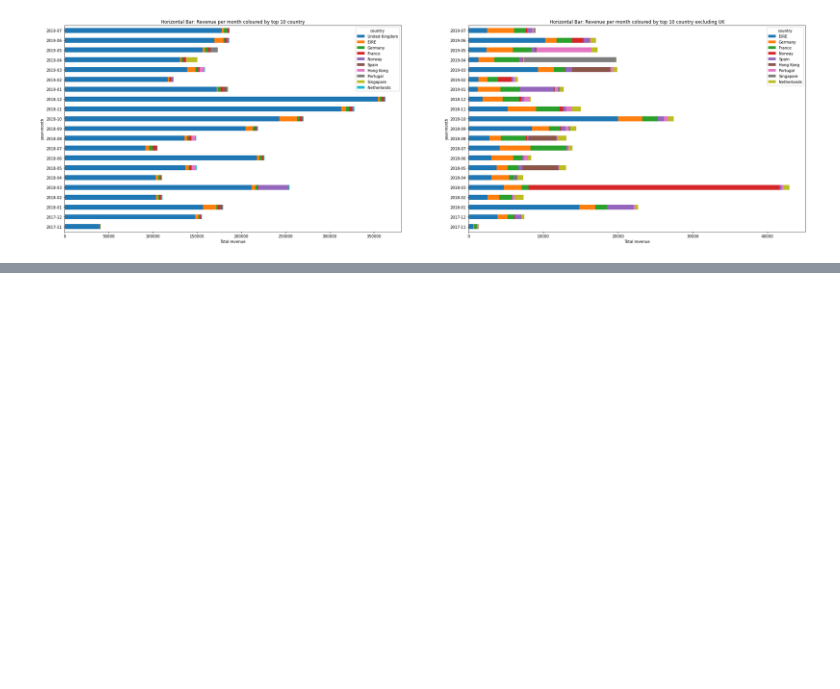
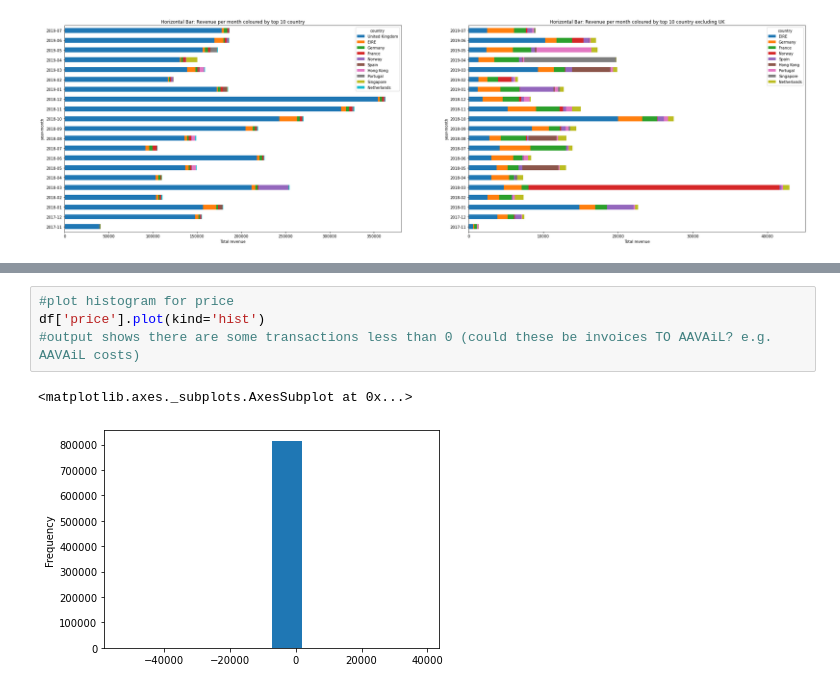
Before and after one commit to richardcure/capstone, a Jupyter notebook: EDA.ipynb, the cells around one changed output, grey strips where cells are left out. Cells and saved outputs as stored; diff of their text form; blank space fills up the shorter version.

```diff
--- a/EDA.ipynb
+++ b/EDA.ipynb
@@ -275,0 +241,7 @@ t['times_viewed'].plot(kind='hist')
+# %%
+#plot histogram for price
+df['price'].plot(kind='hist')
+#output shows there are some transactions less than 0 (could these be invoices TO AAVAiL? e.g. AAVAiL costs)
+# %% [output]
+<matplotlib.axes._subplots.AxesSubplot at 0x...>
+[figure, added]
```
Also changed, not shown: parts of 23 cells of this notebook, 12 other files.
